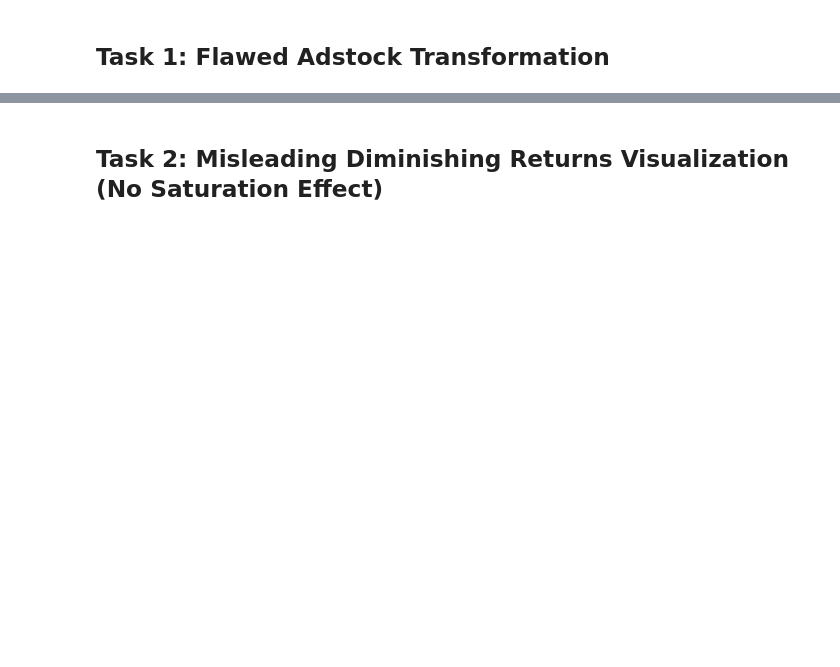
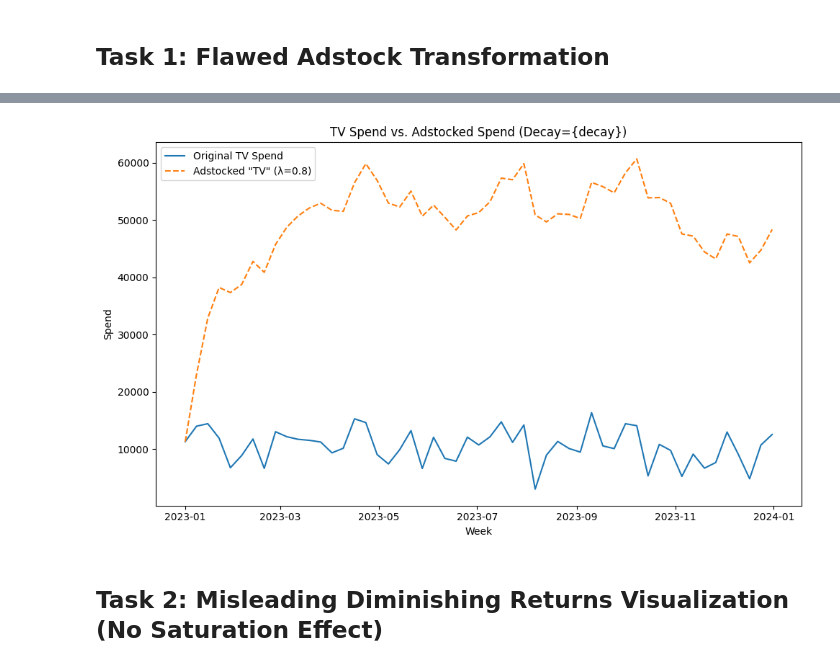
Before and after one commit to omkar-dalvi/ml-debug-hackathon-2025, a Jupyter notebook: notebooks/corrected/featureengineeringcorrectedazureartifact.ipynb, the cells around one changed output, grey strips where cells are left out. Cells and saved outputs as stored; diff of their text form; code cells hidden in the pictures; blank space fills up the shorter version.

```diff
--- a/notebooks/corrected/featureengineeringcorrectedazureartifact.ipynb
+++ b/notebooks/corrected/featureengineeringcorrectedazureartifact.ipynb
@@ -168,2 +251,6 @@ plot_buggy_adstock()
+# %%
+plot_adstock_corrected(decay=0.8)
+# %% [output]
+[figure, added]
 # %% [markdown]
 ## Task 2: Misleading Diminishing Returns Visualization (No Saturation Effect)
```
Also changed, not shown: parts of 13 cells of this notebook, 1 other file.
